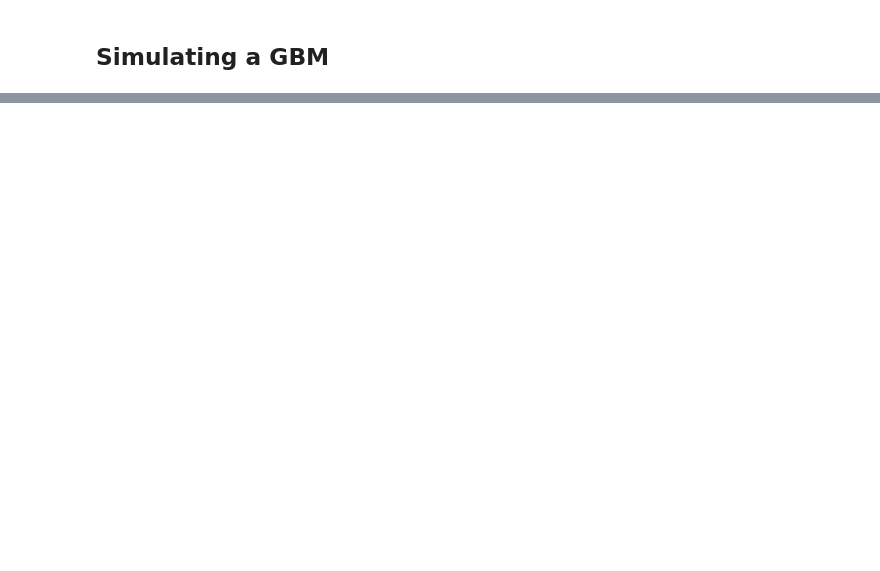
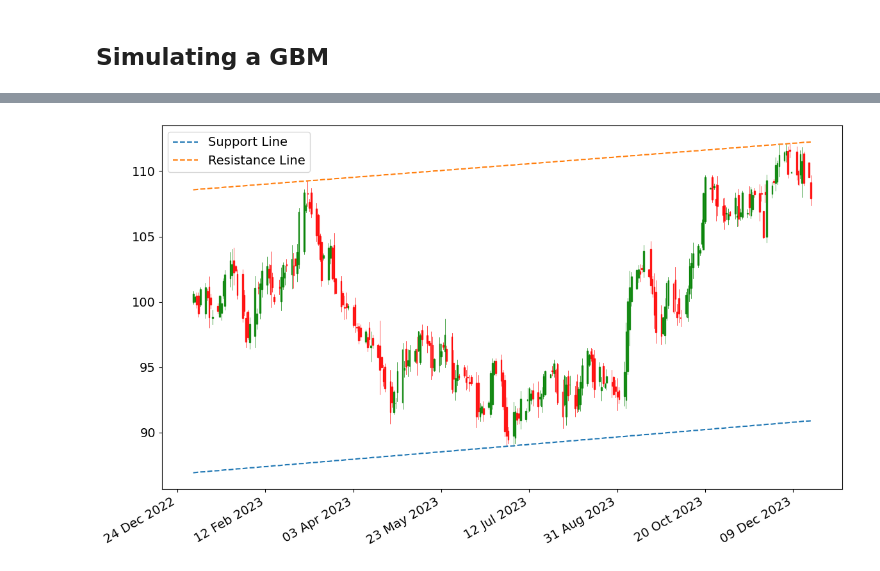
Before and after one commit to AndrewCheam/TrendLine-Automation, a Jupyter notebook: src/trend_line_automation.ipynb, the cells around one changed output, grey strips where cells are left out. Drawn from its saved outputs; the diff is of its cells as text; code cells hidden in the pictures; blank space fills up the shorter version.

```diff
--- a/src/trend_line_automation.ipynb
+++ b/src/trend_line_automation.ipynb
@@ -107,0 +101,29 @@ plt.show()
+# %%
+df = ohlc_data[0].copy()
+support_coefs, resist_coefs = fit_trendlines_high_low(df['High'],df['Low'],df['Close'])
+df['Date'] = df['Date'].apply(mpl_dates.date2num)
+
+df = df.loc[:,['Date', 'Open', 'High', 'Low', 'Close']]
+
+
+fig, ax = plt.subplots()
+
+candlestick_ohlc(ax,df.values,width=0.6, \
+                colorup='green', colordown='red', alpha=0.8)
+
+
+support_line = np.arange(len(df)) * support_coefs[0] + support_coefs[1]
+resist_line = np.arange(len(df)) * resist_coefs[0] + resist_coefs[1]
+plt.plot(df['Date'], support_line, label = "Support Line", linestyle = '--')
+plt.plot(df['Date'], resist_line, label = "Resistance Line", linestyle = '--')
+plt.legend()
+
+
+date_format = mpl_dates.DateFormatter('%d %b %Y')
+ax.xaxis.set_major_formatter(date_format)
+fig.autofmt_xdate()
+
+fig.tight_layout()
+fig.show()
+# %% [output]
+[figure, added]
```
Also changed, not shown: parts of 13 cells of this notebook, 5 other files.
